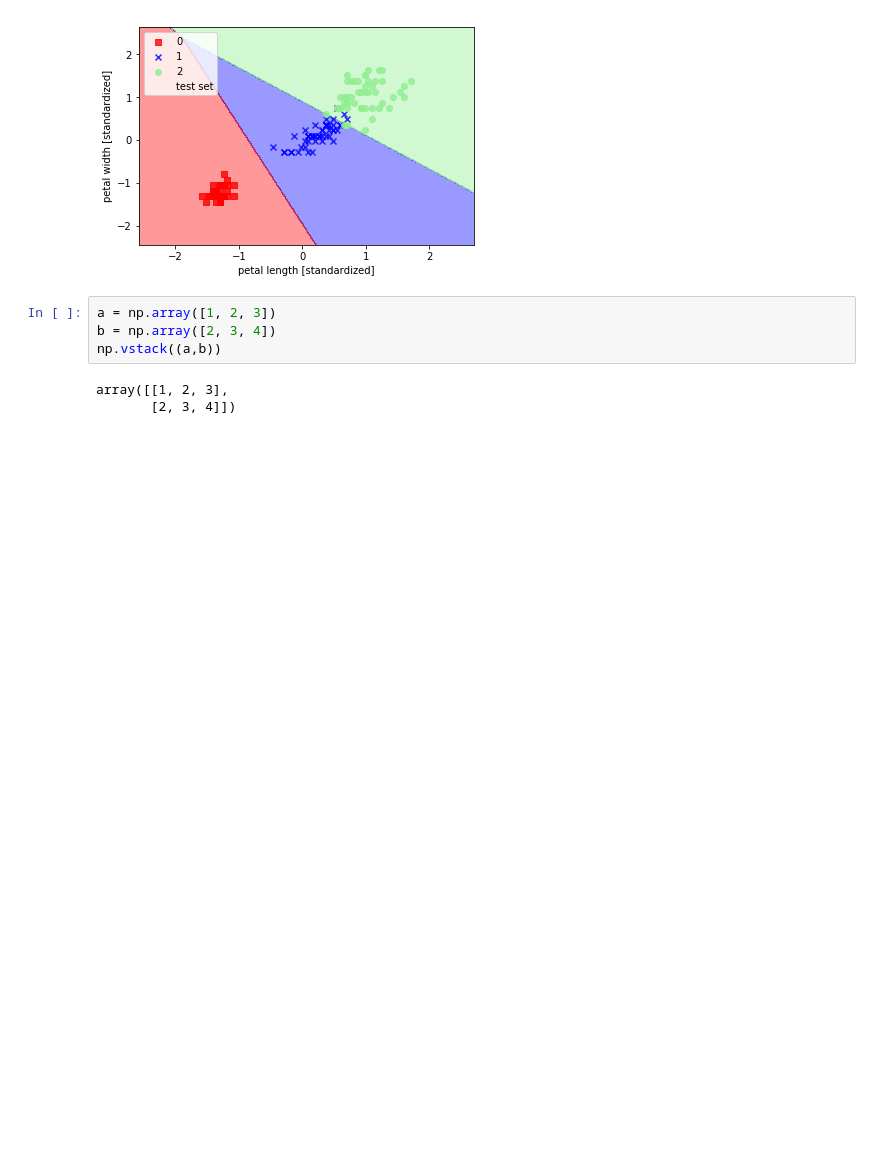
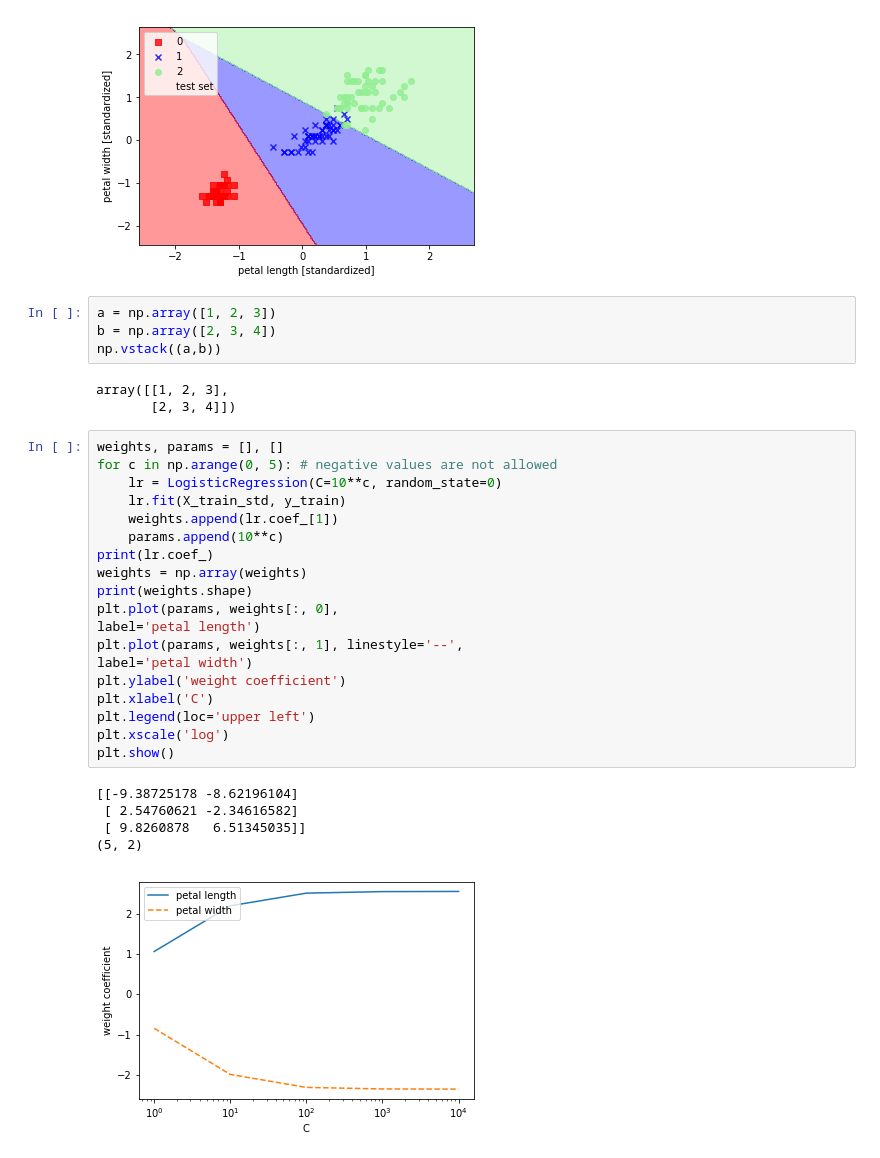
Before and after one commit to nryotaro/python_machine_learning, a Jupyter notebook: ch3/Untitled.ipynb, the cells around one changed output. Drawn from its saved outputs; the diff is of its cells as text; blank space fills up the shorter version.

```diff
--- a/ch3/Untitled.ipynb
+++ b/ch3/Untitled.ipynb
@@ -87,3 +87,28 @@ np.vstack((a,b))
 # %% [output]
 array([[1, 2, 3],
        [2, 3, 4]])
+# %%
+weights, params = [], []
+for c in np.arange(0, 5): # negative values are not allowed
+    lr = LogisticRegression(C=10**c, random_state=0)
+    lr.fit(X_train_std, y_train)
+    weights.append(lr.coef_[1])
+    params.append(10**c)
+print(lr.coef_)
+weights = np.array(weights)
+print(weights.shape)
+plt.plot(params, weights[:, 0],
+label='petal length')
+plt.plot(params, weights[:, 1], linestyle='--',
+label='petal width')
+plt.ylabel('weight coefficient')
+plt.xlabel('C')
+plt.legend(loc='upper left')
+plt.xscale('log')
+plt.show()
+# %% [output]
+[[-9.38725178 -8.62196104]
+ [ 2.54760621 -2.34616582]
+ [ 9.8260878   6.51345035]]
+(5, 2)
+[figure, added]
```
